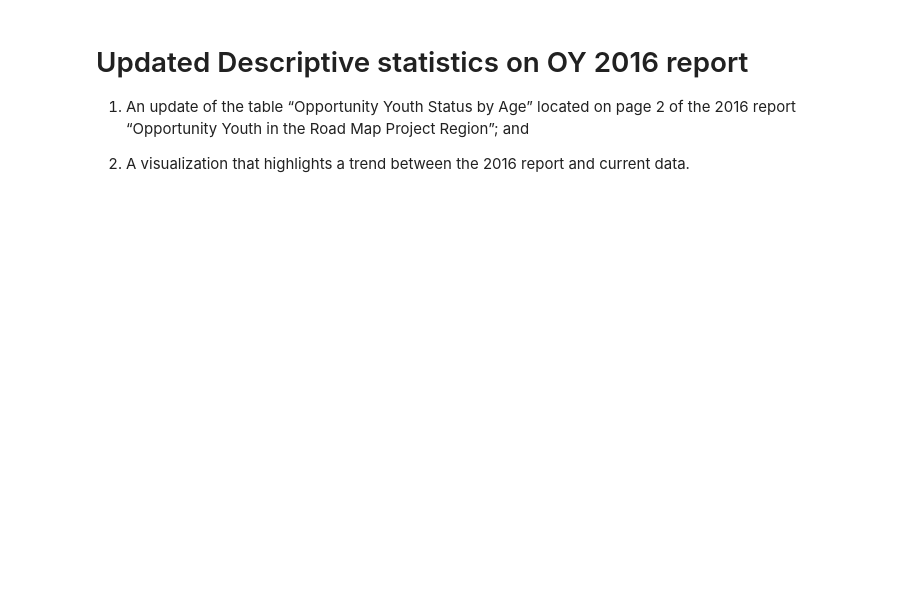
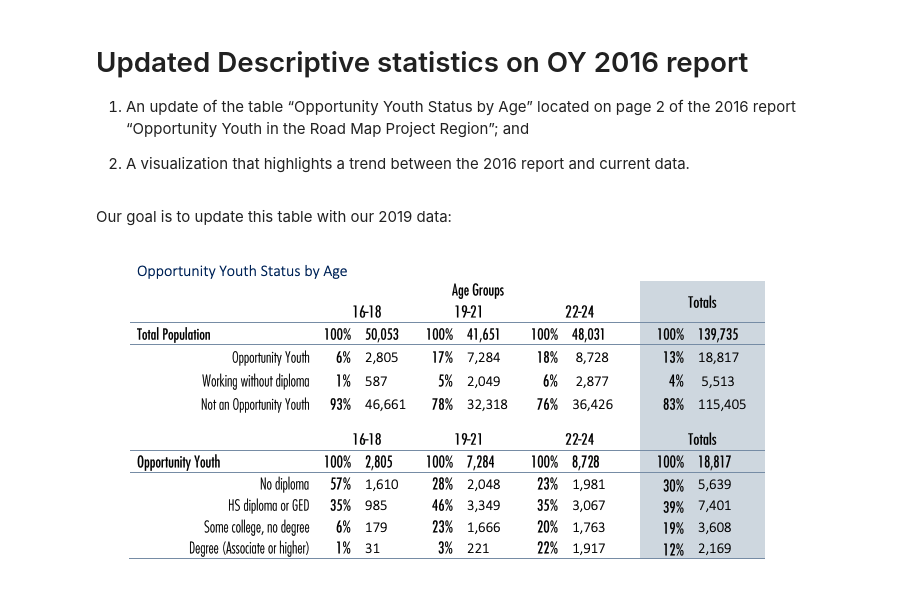
Before and after one commit to cenuno/opportunity_youth, a Jupyter notebook: notebooks/report/index.ipynb, the cells around one changed output. Cells and saved outputs as stored; diff of their text form; code cells hidden in the pictures; blank space fills up the shorter version.

```diff
--- a/notebooks/report/index.ipynb
+++ b/notebooks/report/index.ipynb
@@ -158,0 +189,6 @@ df_oy.shape
+# %% [markdown]
+Our goal is to update this table with our 2019 data:
+# %%
+Image("../../img_files/OY_2016_report.png")
+# %% [output]
+[figure, added]
```
Also changed, not shown: parts of 20 cells of this notebook, 2 other files.
